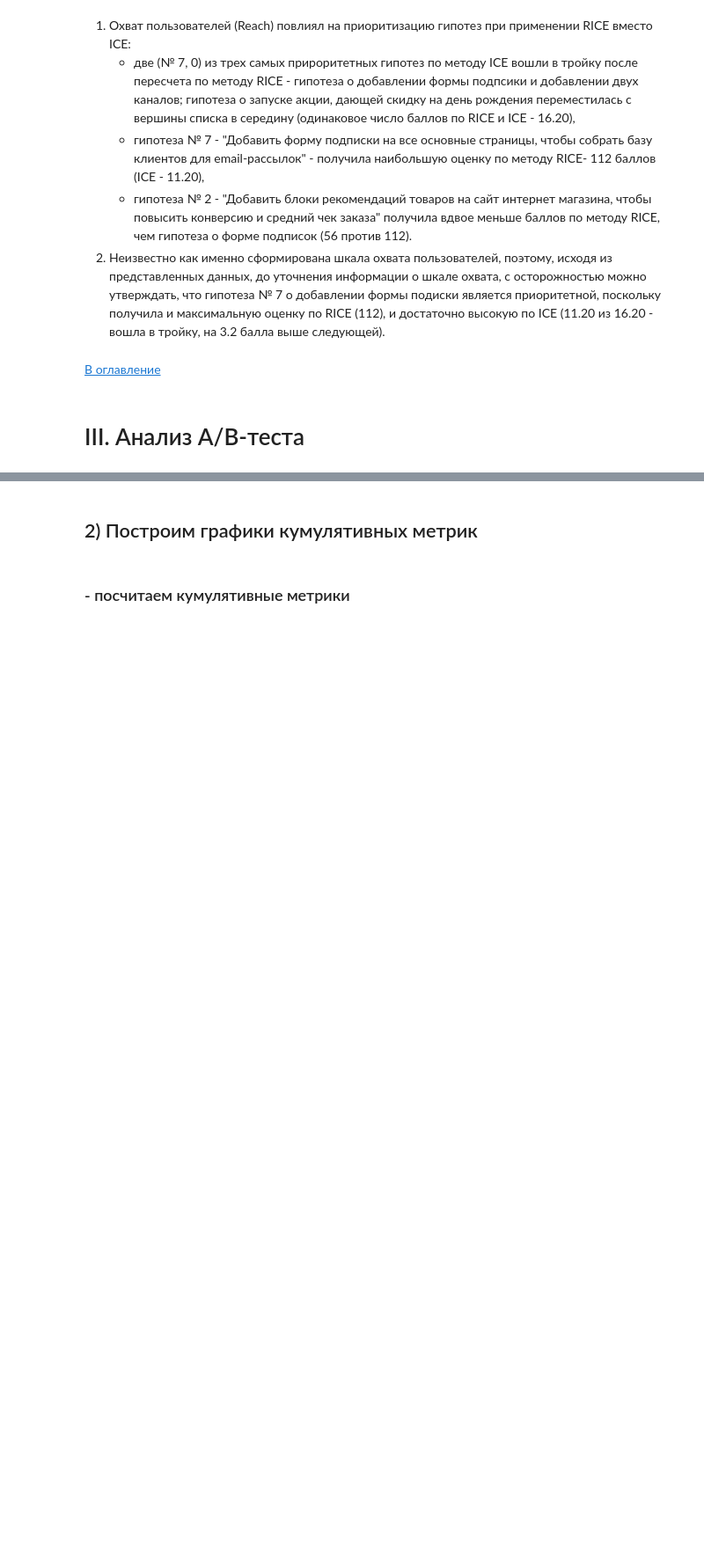
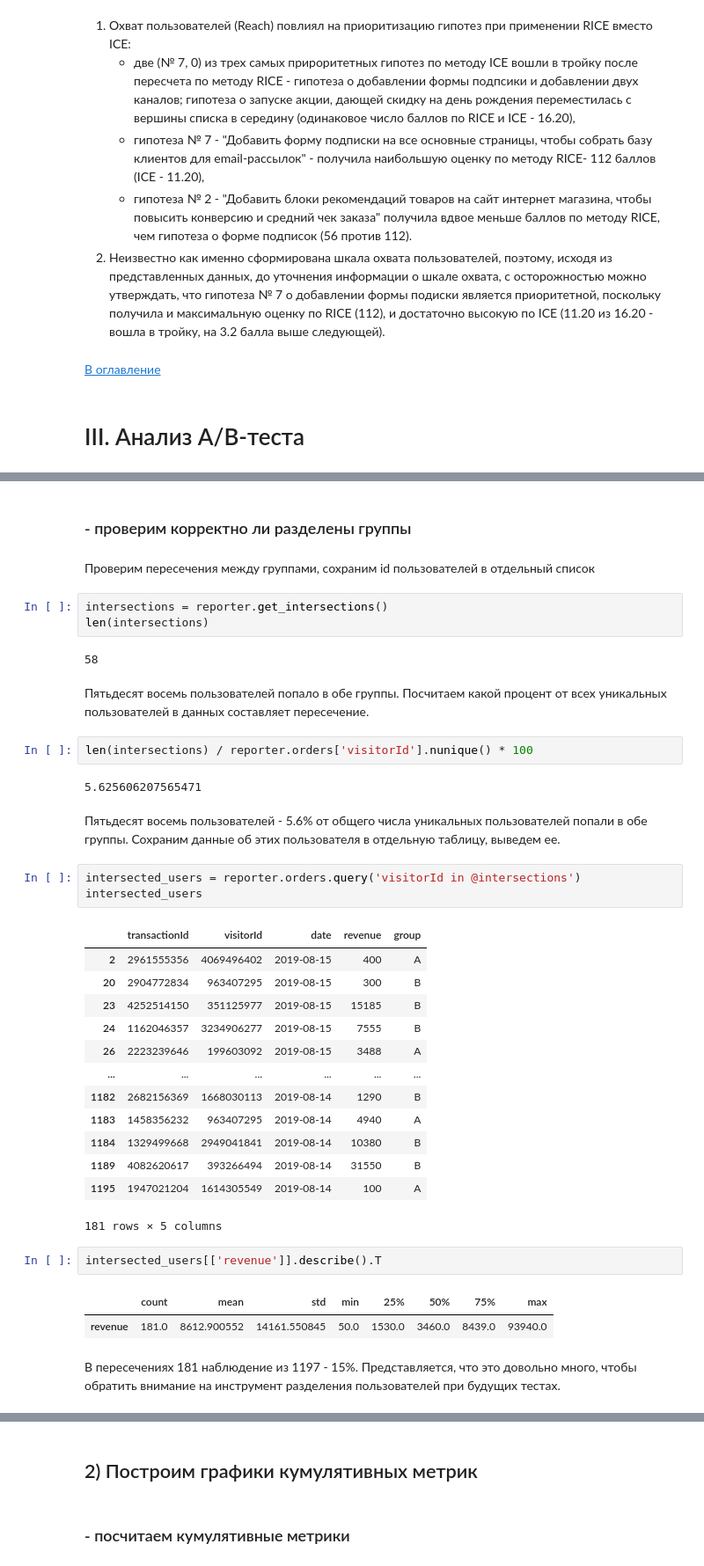
Before and after one commit to ikazman/practicum_da_projects, a Jupyter notebook: ab_testing/ab_testing.ipynb, the cells around one changed output, grey strips where cells are left out. Shown: that part at 88% size. Drawn from its saved outputs; the diff is of its cells as text; blank space fills up the shorter version.

```diff
--- a/ab_testing/ab_testing.ipynb
+++ b/ab_testing/ab_testing.ipynb
@@ -120,0 +193,41 @@ reporter.orders.describe().T
+# %% [markdown]
+### - проверим корректно ли разделены группы
+# %% [markdown]
+Проверим пересечения между группами, сохраним id пользователей в отдельный список
+# %%
+intersections = reporter.get_intersections()
+len(intersections)
+# %% [output]
+58
+# %% [markdown]
+Пятьдесят восемь пользователей попало в обе группы. Посчитаем какой процент от всех уникальных пользователей в данных составляет пересечение.
+# %%
+len(intersections) / reporter.orders['visitorId'].nunique() * 100
+# %% [output]
+5.625606207565471
+# %% [markdown]
+Пятьдесят восемь пользователей - 5.6% от общего числа уникальных пользователей попали в обе группы. Сохраним данные об этих пользователя в отдельную таблицу, выведем ее.
+# %%
+intersected_users = reporter.orders.query('visitorId in @intersections')
+intersected_users
+# %% [output]
+|  | transactionId | visitorId | date | revenue | group |
+| 2 | 2961555356 | 4069496402 | 2019-08-15 | 400 | A |
+| 20 | 2904772834 | 963407295 | 2019-08-15 | 300 | B |
+| 23 | 4252514150 | 351125977 | 2019-08-15 | 15185 | B |
+| 24 | 1162046357 | 3234906277 | 2019-08-15 | 7555 | B |
+| 26 | 2223239646 | 199603092 | 2019-08-15 | 3488 | A |
+| ... | ... | ... | ... | ... | ... |
+| 1182 | 2682156369 | 1668030113 | 2019-08-14 | 1290 | B |
+| 1183 | 1458356232 | 963407295 | 2019-08-14 | 4940 | A |
+| 1184 | 1329499668 | 2949041841 | 2019-08-14 | 10380 | B |
+| 1189 | 4082620617 | 393266494 | 2019-08-14 | 31550 | B |
+| 1195 | 1947021204 | 1614305549 | 2019-08-14 | 100 | A |
+181 rows × 5 columns
+# %%
+intersected_users[['revenue']].describe().T
+# %% [output]
+|  | count | mean | std | min | 25% | 50% | 75% | max |
+| revenue | 181.0 | 8612.900552 | 14161.550845 | 50.0 | 1530.0 | 3460.0 | 8439.0 | 93940.0 |
+# %% [markdown]
+В пересечениях 181 наблюдение из 1197 - 15%. Представляется, что это довольно много, чтобы обратить внимание на инструмент разделения пользователей при будущих тестах.
```
Also changed, not shown: parts of 25 cells of this notebook.
